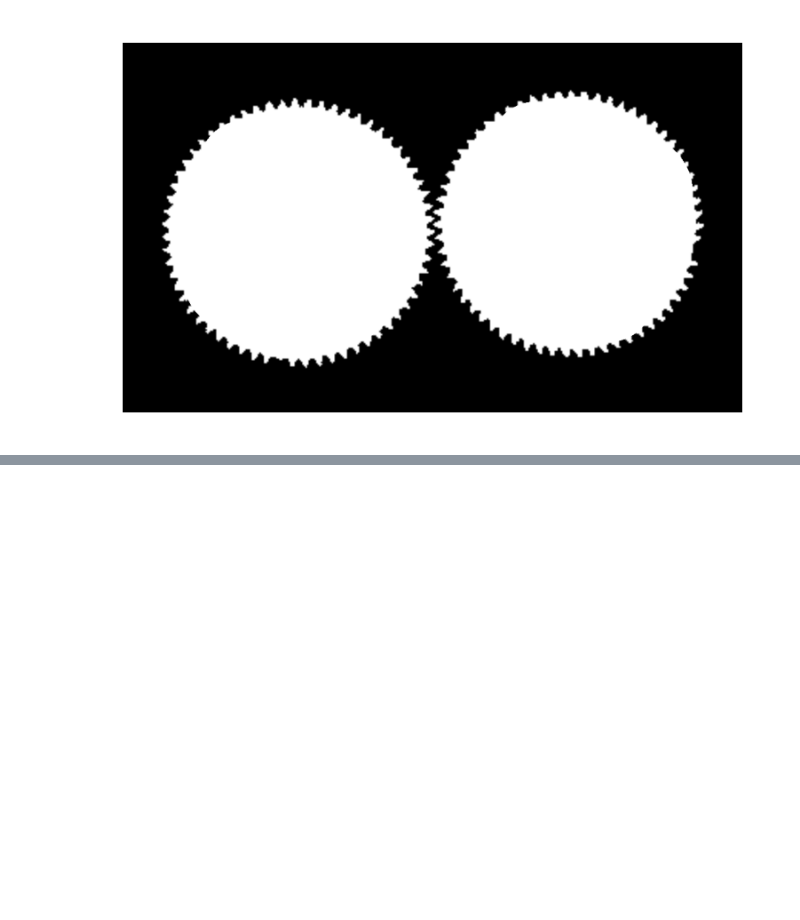
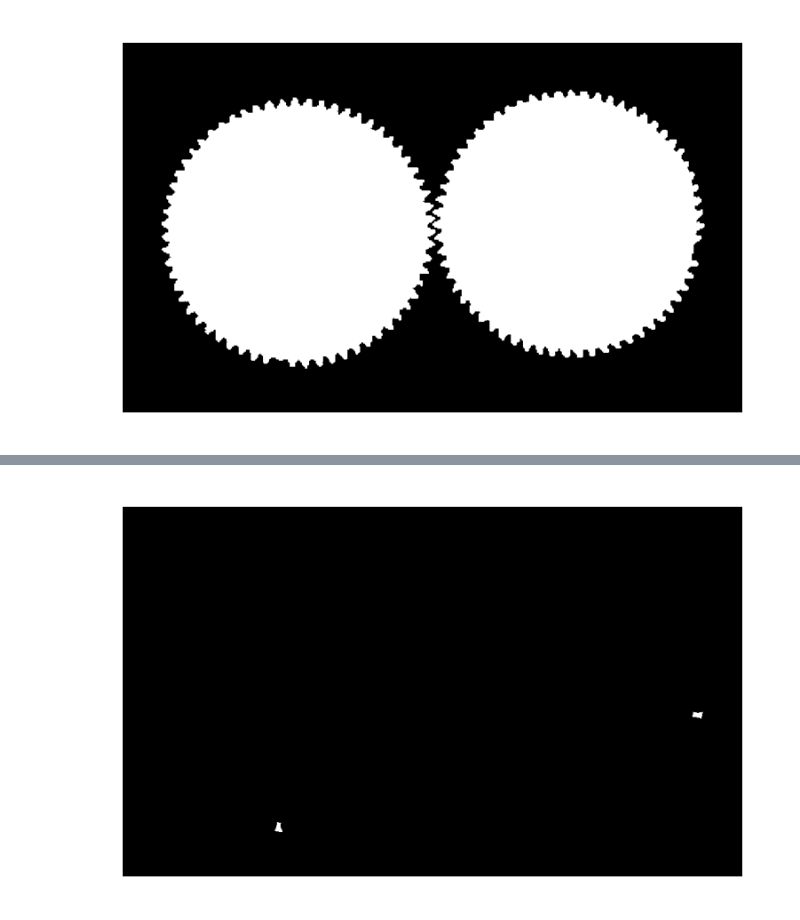
Before and after one commit to mor1ins/cvision_labs, a Jupyter notebook: cvision_kuliev_lab4.ipynb, the cells around one changed output, grey strips where cells are left out. Saved outputs shown, nothing was run; the diff lists cells and outputs as text; code cells hidden in the pictures; blank space fills up the shorter version.

```diff
--- a/cvision_kuliev_lab4.ipynb
+++ b/cvision_kuliev_lab4.ipynb
@@ -117,0 +123,5 @@ plot_image(dilate(step6, kernel))
+# %%
+step7 = cv2.subtract(step4, step6)
+plot_image(step7)
+# %% [output]
+[figure, added]
```
Also changed, not shown: parts of 13 cells of this notebook.
